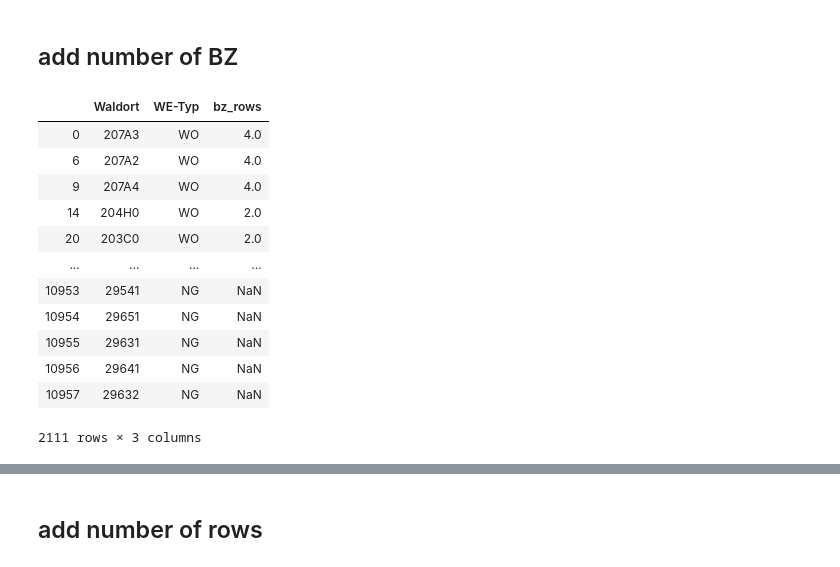
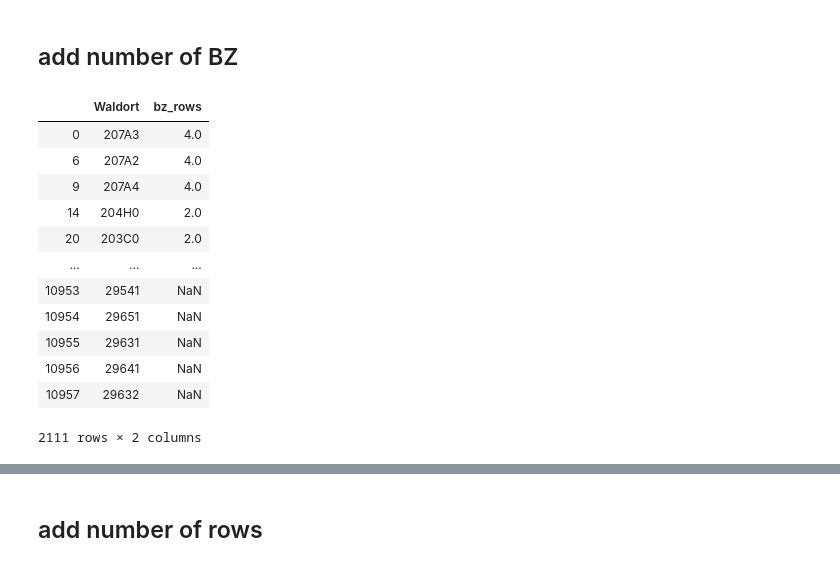
Before and after one commit to satlawa/obf_autax, a Jupyter notebook: bz/nutzungen_02.ipynb, the cells around one changed output, grey strips where cells are left out. Drawn from its saved outputs; the diff is of its cells as text; code cells hidden in the pictures.

```diff
--- a/bz/nutzungen_02.ipynb
+++ b/bz/nutzungen_02.ipynb
@@ -116,19 +116,19 @@ wo_data.loc[(wo_data['Waldort'] == '207A4') & (wo_data['Best.-Schicht'] == 0), '
 # %% [markdown]
 ## add number of BZ
 # %%
-wo_data.loc[(wo_data['Best.-Schicht'] == 0),['Waldort', 'WE-Typ', 'bz_rows']]
+wo_data.loc[(wo_data['Best.-Schicht'] == 0),['Waldort', 'bz_rows']]
 # %% [output]
-|  | Waldort | WE-Typ | bz_rows |
-| 0 | 207A3 | WO | 4.0 |
-| 6 | 207A2 | WO | 4.0 |
-| 9 | 207A4 | WO | 4.0 |
-| 14 | 204H0 | WO | 2.0 |
-| 20 | 203C0 | WO | 2.0 |
-| ... | ... | ... | ... |
-| 10953 | 29541 | NG | NaN |
-| 10954 | 29651 | NG | NaN |
-| 10955 | 29631 | NG | NaN |
-| 10956 | 29641 | NG | NaN |
-| 10957 | 29632 | NG | NaN |
+|  | Waldort | bz_rows |
+| 0 | 207A3 | 4.0 |
+| 6 | 207A2 | 4.0 |
+| 9 | 207A4 | 4.0 |
+| 14 | 204H0 | 2.0 |
+| 20 | 203C0 | 2.0 |
+| ... | ... | ... |
+| 10953 | 29541 | NaN |
+| 10954 | 29651 | NaN |
+| 10955 | 29631 | NaN |
+| 10956 | 29641 | NaN |
+| 10957 | 29632 | NaN |
-2111 rows × 3 columns
+2111 rows × 2 columns
 # %%
```
Also changed, not shown: parts of 14 cells of this notebook, 1 other file.
